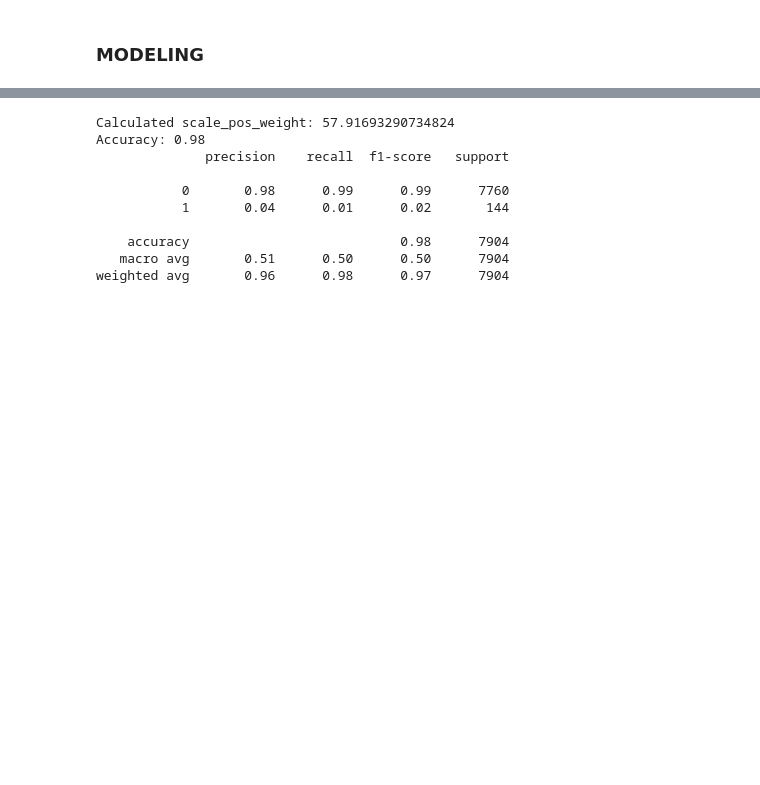
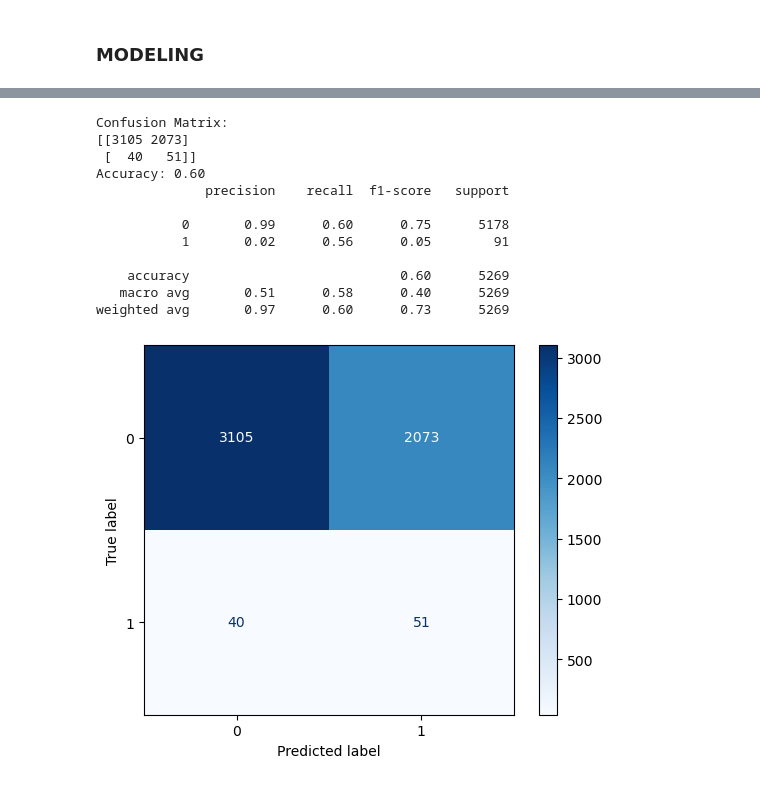
Before and after one commit to DiyaPrasanth20/NFL_Analysis, a Jupyter notebook: DataModelingPartTwo.ipynb, the cells around one changed output, grey strips where cells are left out. Cells and saved outputs as stored; diff of their text form; code cells hidden in the pictures; blank space fills up the shorter version.

Commit message:
imo this is the best XGBoost could perform

```diff
--- a/DataModelingPartTwo.ipynb
+++ b/DataModelingPartTwo.ipynb
@@ -155,30 +142,46 @@ PCA Component Contributions:
-# %%
-# Calculate scale_pos_weight (Ratio of class 0 to class 1)
-scale_pos_weight = len(y_train[y_train == 0]) / len(y_train[y_train == 1])
-print(f"Calculated scale_pos_weight: {scale_pos_weight}")
-
-# Initialize XGBoost model
-model = xgb.XGBClassifier(use_label_encoder=False, eval_metric='logloss', scale_pos_weight=scale_pos_weight)
-
-
-# Fit the model on training data
-model.fit(X_train_pca, y_train)
-
-# Predict on the test set
-y_pred = model.predict(X_test_pca)
-
-# Evaluate accuracy
-accuracy = accuracy_score(y_test, y_pred)
-print(f'Accuracy: {accuracy:.2f}')
-print(classification_report(y_test, y_pred))
-# %% [output]
-Calculated scale_pos_weight: 57.91693290734824
-Accuracy: 0.98
-              precision    recall  f1-score   support
-
-           0       0.98      0.99      0.99      7760
-           1       0.04      0.01      0.02       144
-
-    accuracy                           0.98      7904
-   macro avg       0.51      0.50      0.50      7904
-weighted avg       0.96      0.98      0.97      7904
+# %%
+
+# Initialize XGBoost model
+model = xgb.XGBClassifier(
+    use_label_encoder=False,
+    eval_metric='logloss',
+    learning_rate=0.01,
+    max_depth=6,
+    gamma=1,
+    min_child_weight=5,
+    scale_pos_weight=1
+)
+
+# Train the model
+model.fit(X_train_pca, y_train_resampled)
+
+# Predict on the test set
+y_pred = model.predict(X_test_pca)
+y_proba = model.predict_proba(X_test_pca)[:, 1]
+cm = confusion_matrix(y_test, y_pred)
+
+# Print confusion matrix
+print("Confusion Matrix:")
+print(cm)
+
+# Visualize confusion matrix as a heatmap
+disp = ConfusionMatrixDisplay(confusion_matrix=cm, display_labels=model.classes_)
+disp.plot(cmap="Blues")  # You can customize the color map if needed
+
+# Evaluate the model
+print(f'Accuracy: {accuracy_score(y_test, y_pred):.2f}')
+print(classification_report(y_test, y_pred))
+# %% [output]
+Confusion Matrix:
+[[3105 2073]
+ [  40   51]]
+Accuracy: 0.60
+              precision    recall  f1-score   support
+
+           0       0.99      0.60      0.75      5178
+           1       0.02      0.56      0.05        91
+
+    accuracy                           0.60      5269
+   macro avg       0.51      0.58      0.40      5269
+weighted avg       0.97      0.60      0.73      5269
+[figure, added]
```
Also changed, not shown: parts of 3 cells of this notebook.
